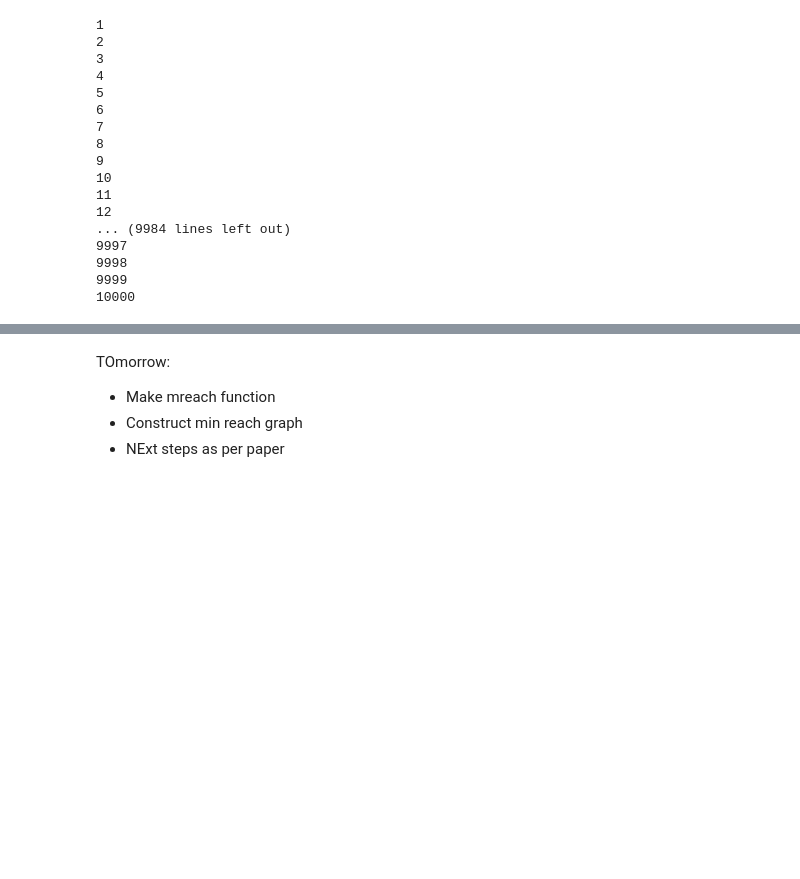
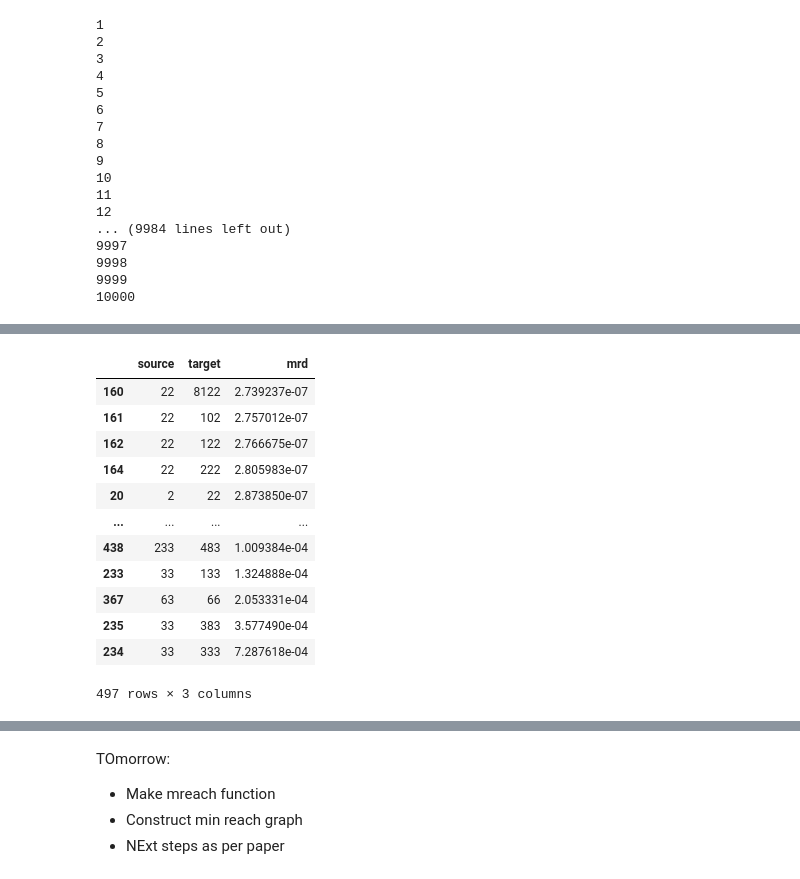
Before and after one commit to cmconlan/efficient_and_dynamic_accessibility_analysis, a Jupyter notebook: 05-flowDBSCAN.ipynb, the cells around one changed output, grey strips where cells are left out. Cells and saved outputs as stored; diff of their text form; code cells hidden in the pictures; blank space fills up the shorter version.

Commit message:
added flow clustering and started batch script

```diff
--- a/05-flowDBSCAN.ipynb
+++ b/05-flowDBSCAN.ipynb
@@ -123,0 +164,9 @@ for i in X:
+# %%
+def getminreach(xi,xj):
+    flow_i=tuple([xi[0],xi[1],xi[2],xi[3]])
+    flow_j=tuple([xj[0],xj[1],xj[2],xj[3]])
+    CDi = xi[4]
+    CDj = xj[4]
+    prox_dist = flowProx(flow_i,flow_j, alpha=1, beta=1, gamma=1)
+    mreachd = max(CDi,CDj,prox_dist)
+    return mreachd
@@ -123,0 +209,13 @@ for i in X:
+# %%
+def getminreach(xi,xj):
+    flow_i=tuple([xi[0],xi[1],xi[2],xi[3]])
+    flow_j=tuple([xj[0],xj[1],xj[2],xj[3]])
+    CDi = xi[4]
+    CDj = xj[4]
+    prox_dist = flowProx(flow_i,flow_j, alpha=1, beta=1, gamma=1)
+    mreachd = max(CDi,CDj,prox_dist)
+    return mreachd
+
+X = np.arange(len(flows)).reshape(1, -1)
+hdb = HDBSCAN(min_cluster_size=20, metric=getminreach)
+hdb.fit(X)
@@ -127,18 +253,3 @@ for i in X:
 # For each flow, get MReachD to all other flows and
 # Get index of min MreachD
 # Add edge between two vertices
-# %%
-ind_i = 0
-ind_j = 1
-flow_i = flows[ind_i]
-flow_j = flows[ind_j]
-
-CDi = core_distances[ind_i]
-CDj = core_distances[ind_j]
-prox_dist = flowProx(flow_i,flow_j, alpha=1, beta=1, gamma=1)
-
-print(CDi)
-print(CDj)
-print(prox_dist)
-
-mreachd = max(CDi,CDj,prox_dist)
@@ -166,0 +304,18 @@ for ind_j in range(len(flows)):
+# %%
+edge_list = nx.to_pandas_edgelist(G)
+# %%
+edge_list.sort_values('mrd',ascending=True)
+# %% [output]
+|  | source | target | mrd |
+| 160 | 22 | 8122 | 2.739237e-07 |
+| 161 | 22 | 102 | 2.757012e-07 |
+| 162 | 22 | 122 | 2.766675e-07 |
+| 164 | 22 | 222 | 2.805983e-07 |
+| 20 | 2 | 22 | 2.873850e-07 |
+| ... | ... | ... | ... |
+| 438 | 233 | 483 | 1.009384e-04 |
+| 233 | 33 | 133 | 1.324888e-04 |
+| 367 | 63 | 66 | 2.053331e-04 |
+| 235 | 33 | 383 | 3.577490e-04 |
+| 234 | 33 | 333 | 7.287618e-04 |
+497 rows × 3 columns
```
Also changed, not shown: parts of 16 cells of this notebook, 5 other files.
